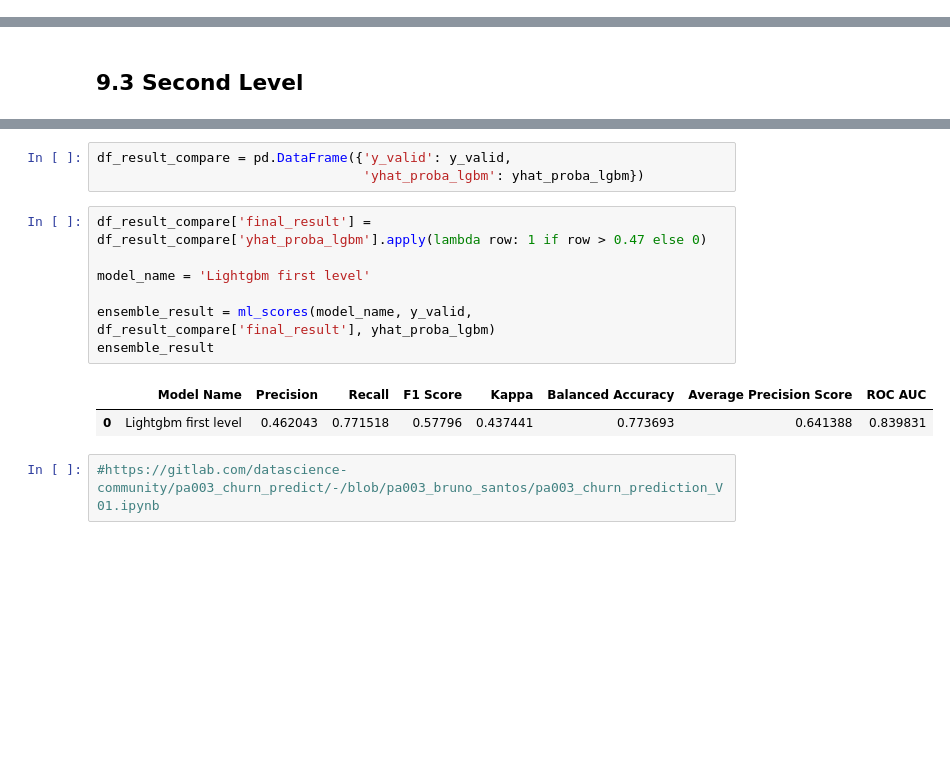
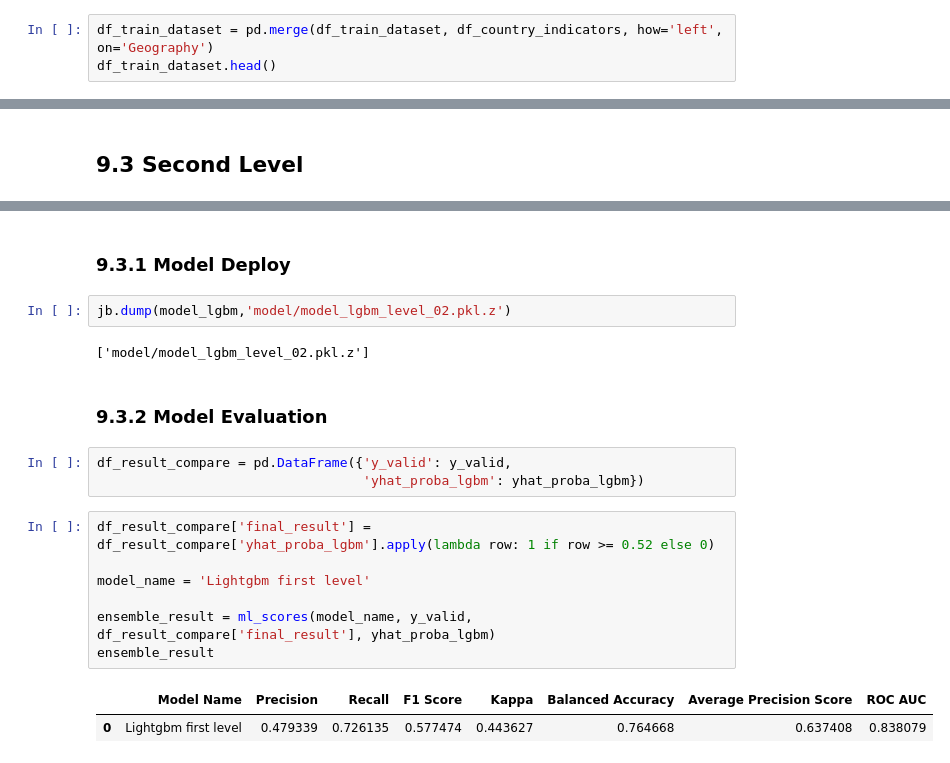
Before and after one commit to FabioCaffarello/Churn-Prediction-TopBank, a Jupyter notebook: 02-Notebooks/02-Scond_Cycle_CRISP/workflow_complete.ipynb, the cells around one changed output, grey strips where cells are left out. Cells and saved outputs as stored; diff of their text form; blank space fills up the shorter version.

```diff
--- a/02-Notebooks/02-Scond_Cycle_CRISP/workflow_complete.ipynb
+++ b/02-Notebooks/02-Scond_Cycle_CRISP/workflow_complete.ipynb
@@ -432,3 +457,6 @@ test_dataset.to_feather('00-Data/test_dataset.feather')
 ### 0.3.3 Load Train Dataset
 # %%
 df_train_dataset = pd.read_feather('00-Data/train_dataset.feather')
+# %%
+df_train_dataset = pd.merge(df_train_dataset, df_country_indicators, how='left', on='Geography')
+df_train_dataset.head()
@@ -3235,15 +3281,21 @@ model_lgbm_result.head()
+# %% [markdown]
+### 9.3.1 Model Deploy
+# %%
+jb.dump(model_lgbm,'model/model_lgbm_level_02.pkl.z')
+# %% [output]
+['model/model_lgbm_level_02.pkl.z']
+# %% [markdown]
+### 9.3.2 Model Evaluation
 # %%
 df_result_compare = pd.DataFrame({'y_valid': y_valid,
                                   'yhat_proba_lgbm': yhat_proba_lgbm})
 # %%
-df_result_compare['final_result'] = df_result_compare['yhat_proba_lgbm'].apply(lambda row: 1 if row > 0.47 else 0)
+df_result_compare['final_result'] = df_result_compare['yhat_proba_lgbm'].apply(lambda row: 1 if row >= 0.52 else 0)
 
 model_name = 'Lightgbm first level'
 
 ensemble_result = ml_scores(model_name, y_valid, df_result_compare['final_result'], yhat_proba_lgbm)
 ensemble_result
 # %% [output]
 |  | Model Name | Precision | Recall | F1 Score | Kappa | Balanced Accuracy | Average Precision Score | ROC AUC |
-| 0 | Lightgbm first level | 0.462043 | 0.771518 | 0.57796 | 0.437441 | 0.773693 | 0.641388 | 0.839831 |
+| 0 | Lightgbm first level | 0.479339 | 0.726135 | 0.577474 | 0.443627 | 0.764668 | 0.637408 | 0.838079 |
-# %%
-#https://gitlab.com/datascience-community/pa003_churn_predict/-/blob/pa003_bruno_santos/pa003_churn_prediction_V01.ipynb
```
Also changed, not shown: parts of 85 cells of this notebook, 8 other files.
